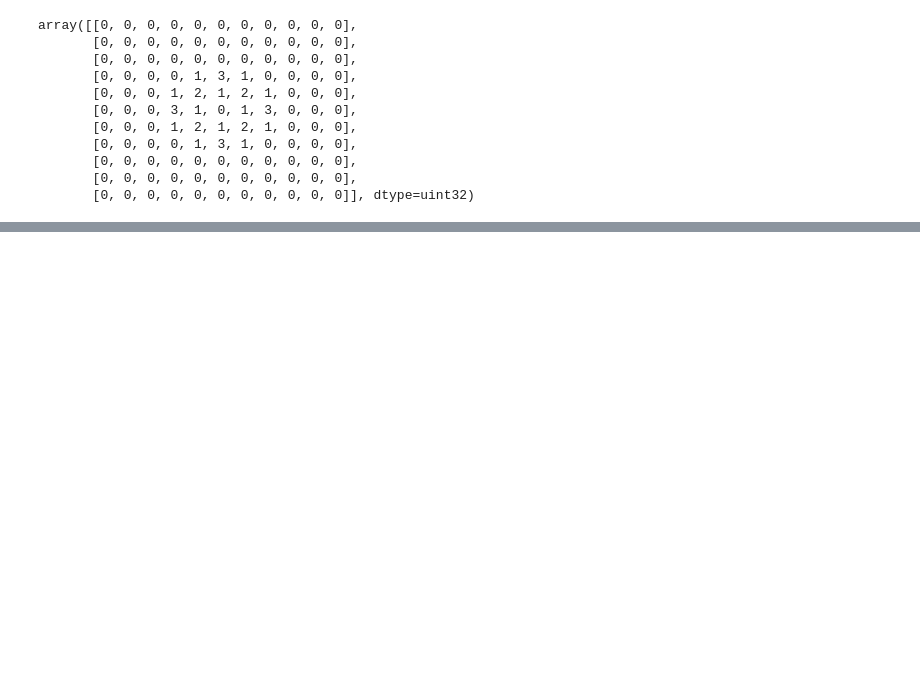
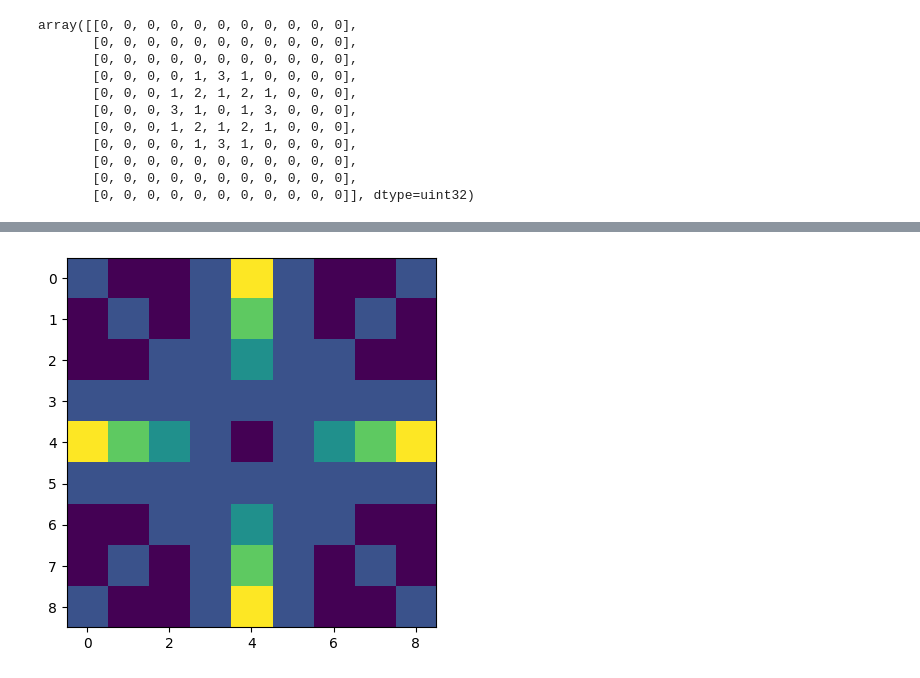
Before and after one commit to tt5/p-sandpile, a Jupyter notebook: sandpile1.ipynb, the cells around one changed output, grey strips where cells are left out. Saved outputs shown, nothing was run; the diff lists cells and outputs as text; code cells hidden in the pictures; blank space fills up the shorter version.

```diff
--- a/sandpile1.ipynb
+++ b/sandpile1.ipynb
@@ -36,0 +61,11 @@ array([[0, 0, 0, 0, 0, 0, 0, 0, 0, 0, 0],
+# %%
+mb1 = np.array([[1,0,0,1],[0,1,0,1],[0,0,1,1],[1,1,1,1 ]])
+mb2 = np.flip(np.rot90(mb1))
+linebN = np.array([x for x in range(4, 0, -1)]).reshape(4,1)
+mbh = np.concatenate((mb1,linebN,mb2), axis=1)
+lineS = np.array([x for x in range(4, 0, -1)]+[0]+[x+1 for x in range(4)]).reshape(1,9)
+
+mbh = np.concatenate((mbh,lineS, np.flip(mbh)), axis=0)
+plt.imshow(mbh, interpolation='nearest');plt.show()
+# %% [output]
+[figure, added]
```
Also changed, not shown: parts of 7 cells of this notebook.
